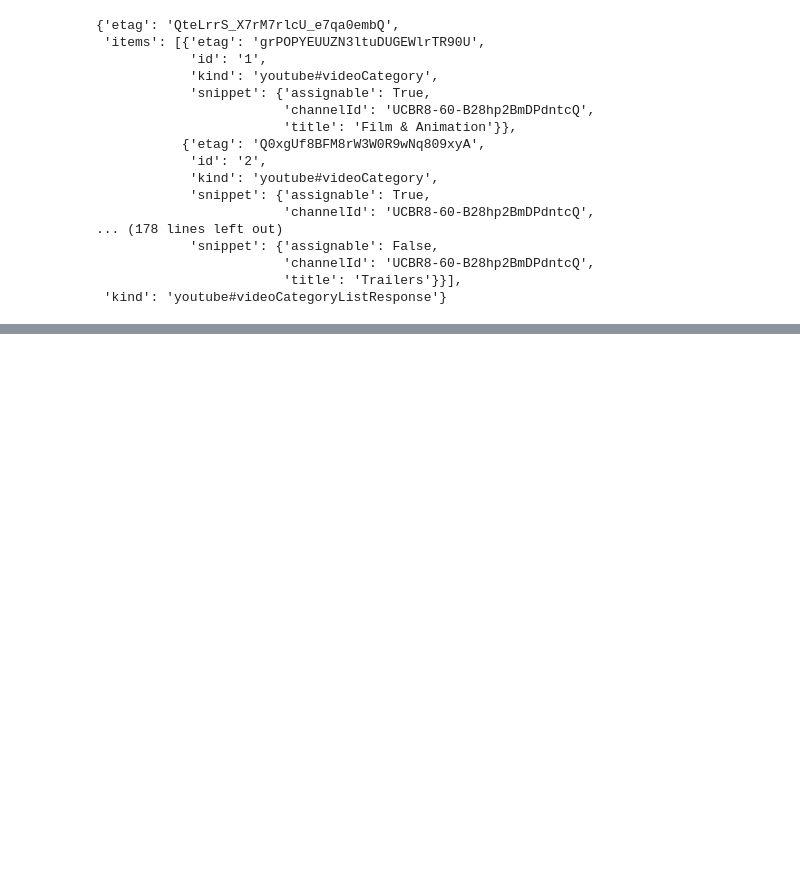
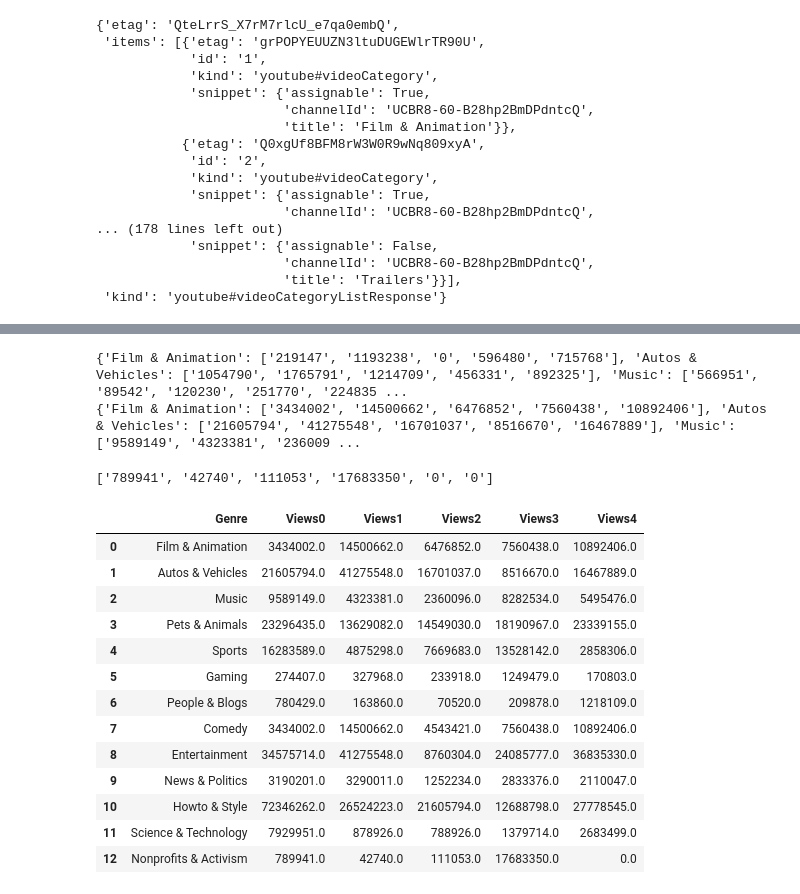
Before and after one commit to dmartinj12/youtubeGenreAnalysis, a Jupyter notebook: API_Search.ipynb, the cells around one changed output, grey strips where cells are left out. Cells and saved outputs as stored; diff of their text form; code cells hidden in the pictures; blank space fills up the shorter version.

```diff
--- a/API_Search.ipynb
+++ b/API_Search.ipynb
@@ -87,0 +132,76 @@ pprint(response)
+# %%
+n = 0
+x = 0
+y = 0
+for row in index_df["Genre"]:
+    request = youtube.videos().list(
+        part="statistics",
+        chart="mostPopular",
+        regionCode="US",
+        videoCategoryId=index_numbers_df.iloc[n]
+        )
+    response = request.execute()
+    for item in response["items"]:
+        try:
+            likes[(index_df["Genre"].iloc[y])].append(response["items"][x]["statistics"]["likeCount"])
+            views[(index_df["Genre"].iloc[y])].append(response["items"][x]["statistics"]["viewCount"])
+            x = x + 1
+        except KeyError:
+            likes[(index_df["Genre"].iloc[y])].append("0")
+            views[(index_df["Genre"].iloc[y])].append(response["items"][x]["statistics"]["viewCount"])
+            x = x + 1
+    y = y + 1
+    x = 0
+    n = n + 1
+print(likes)
+print(views)
+# %% [output]
+{'Film & Animation': ['219147', '1193238', '0', '596480', '715768'], 'Autos & Vehicles': ['1054790', '1765791', '1214709', '456331', '892325'], 'Music': ['566951', '89542', '120230', '251770', '224835 ...
+{'Film & Animation': ['3434002', '14500662', '6476852', '7560438', '10892406'], 'Autos & Vehicles': ['21605794', '41275548', '16701037', '8516670', '16467889'], 'Music': ['9589149', '4323381', '236009 ...
+# %%
+views["Nonprofits & Activism"].append("0")
+likes["Nonprofits & Activism"].append("0")
+print(views["Nonprofits & Activism"])
+# %% [output]
+['789941', '42740', '111053', '17683350', '0', '0']
+# %%
+views0 = [elem[0] for elem in views.values()]
+views1 = [elem[1] for elem in views.values()]
+views2 = [elem[2] for elem in views.values()]
+views3 = [elem[3] for elem in views.values()]
+views4 = [elem[4] for elem in views.values()]
+
+likes0 = [elem[0] for elem in likes.values()]
+likes1 = [elem[1] for elem in likes.values()]
+likes2 = [elem[2] for elem in likes.values()]
+likes3 = [elem[3] for elem in likes.values()]
+likes4 = [elem[4] for elem in likes.values()]
+# %%
+views_per_genre_df = pd.DataFrame({"Genre":views.keys(),"Views0":views0,"Views1":views1,"Views2":views2,"Views3":views3,"Views4":views4})
+likes_per_genre_df = pd.DataFrame({"Genre":views.keys(),"Likes0":likes0,"Likes1":likes1,"Likes2":likes2,"Likes3":likes3,"Likes4":likes4})
+views_per_genre_df['Views0'] = views_per_genre_df['Views0'].astype(float)
+views_per_genre_df['Views1'] = views_per_genre_df['Views1'].astype(float)
+views_per_genre_df['Views2'] = views_per_genre_df['Views2'].astype(float)
+views_per_genre_df['Views3'] = views_per_genre_df['Views3'].astype(float)
+views_per_genre_df['Views4'] = views_per_genre_df['Views4'].astype(float)
+likes_per_genre_df['Likes0'] = likes_per_genre_df['Likes0'].astype(float)
+likes_per_genre_df['Likes1'] = likes_per_genre_df['Likes1'].astype(float)
+likes_per_genre_df['Likes2'] = likes_per_genre_df['Likes2'].astype(float)
+likes_per_genre_df['Likes3'] = likes_per_genre_df['Likes3'].astype(float)
+likes_per_genre_df['Likes4'] = likes_per_genre_df['Likes4'].astype(float)
+views_per_genre_df
+# %% [output]
+|  | Genre | Views0 | Views1 | Views2 | Views3 | Views4 |
+| 0 | Film & Animation | 3434002.0 | 14500662.0 | 6476852.0 | 7560438.0 | 10892406.0 |
+| 1 | Autos & Vehicles | 21605794.0 | 41275548.0 | 16701037.0 | 8516670.0 | 16467889.0 |
+| 2 | Music | 9589149.0 | 4323381.0 | 2360096.0 | 8282534.0 | 5495476.0 |
+| 3 | Pets & Animals | 23296435.0 | 13629082.0 | 14549030.0 | 18190967.0 | 23339155.0 |
+| 4 | Sports | 16283589.0 | 4875298.0 | 7669683.0 | 13528142.0 | 2858306.0 |
+| 5 | Gaming | 274407.0 | 327968.0 | 233918.0 | 1249479.0 | 170803.0 |
+| 6 | People & Blogs | 780429.0 | 163860.0 | 70520.0 | 209878.0 | 1218109.0 |
+| 7 | Comedy | 3434002.0 | 14500662.0 | 4543421.0 | 7560438.0 | 10892406.0 |
+| 8 | Entertainment | 34575714.0 | 41275548.0 | 8760304.0 | 24085777.0 | 36835330.0 |
+| 9 | News & Politics | 3190201.0 | 3290011.0 | 1252234.0 | 2833376.0 | 2110047.0 |
+| 10 | Howto & Style | 72346262.0 | 26524223.0 | 21605794.0 | 12688798.0 | 27778545.0 |
+| 11 | Science & Technology | 7929951.0 | 878926.0 | 788926.0 | 1379714.0 | 2683499.0 |
+| 12 | Nonprofits & Activism | 789941.0 | 42740.0 | 111053.0 | 17683350.0 | 0.0 |
```
Also changed, not shown: parts of 12 cells of this notebook.
